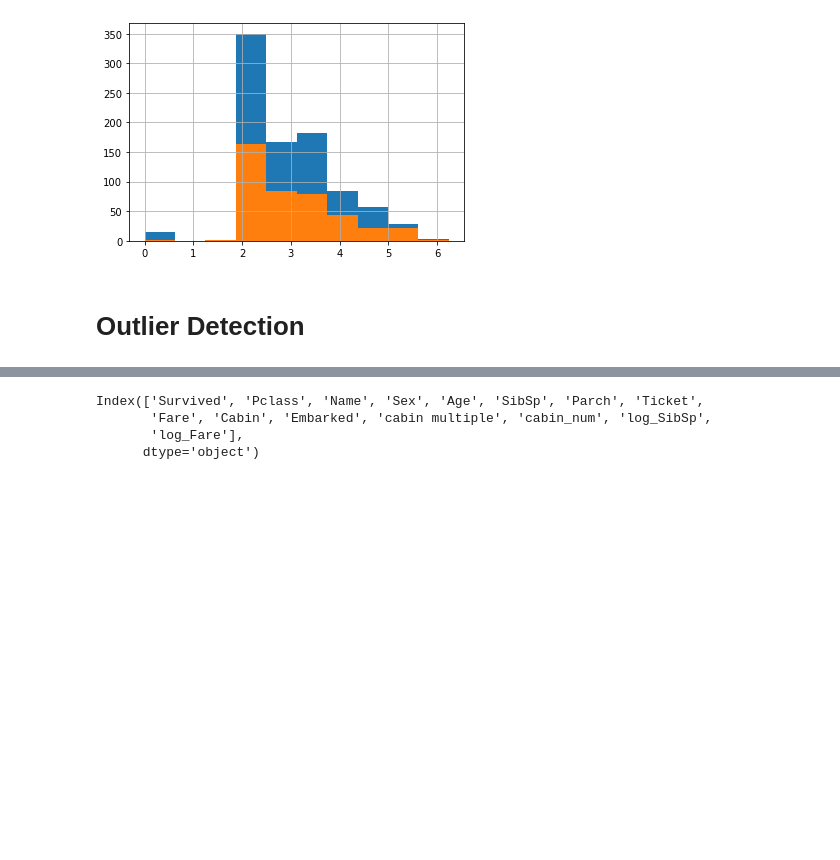
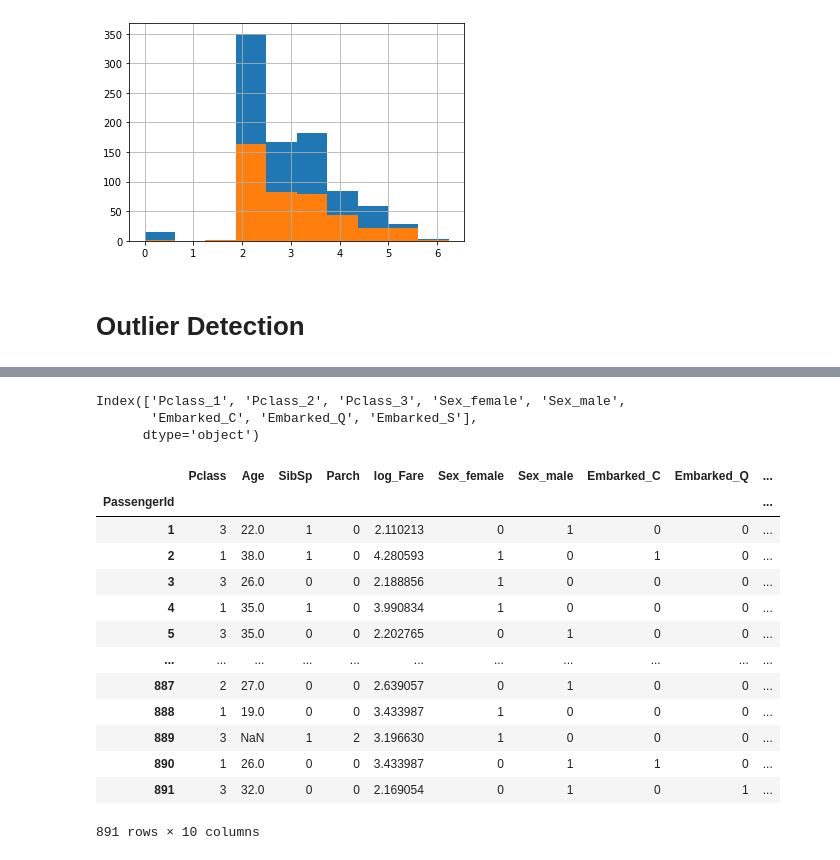
Before and after one commit to nicholashuang23/Personal-Projects, a Jupyter notebook: Data Project/Kaggle Titanic Survival Prediction/Jupyter Notebooks/Preprocessing.ipynb, the cells around one changed output, grey strips where cells are left out. Saved outputs shown, nothing was run; the diff lists cells and outputs as text; code cells hidden in the pictures; blank space fills up the shorter version.

Commit message:
add column dummies

```diff
--- a/Data Project/Kaggle Titanic Survival Prediction/Jupyter Notebooks/Preprocessing.ipynb
+++ b/Data Project/Kaggle Titanic Survival Prediction/Jupyter Notebooks/Preprocessing.ipynb
@@ -262,7 +262,6 @@ test_data['log_Fare'].hist()
 # %% [markdown]
 # Outlier Detection
 # %%
-
 def detect_outliers(df, features):
     outlier_indices = []
 
@@ -282,19 +281,14 @@ def detect_outliers(df, features):
 
         #outlier detect and their indeces
         outlier_list_col = df[(df[col] < Q1 - outlier_step) | (df[col] > Q3 + outlier_step)].index
-        for index in outlier_list_col:
-            df.loc[index, "outlier"] = col
-
 
         #store indeces
         outlier_indices.extend(outlier_list_col)
 
-
+    #Remove any row that has a majority of their numerical columns as outliers
     outlier_indices = Counter(outlier_indices)
     multiple_outliers =list(i for i, v in outlier_indices.items() if v > 2 )
 
-    return df.loc[multiple_outliers]
-
-    #return multiple_outliers
+    return multiple_outliers
 # %%
-detect_outliers(train_data,["Age","SibSp", "Parch", "Fare"])
+train_data.drop(detect_outliers(train_data,["Age","SibSp", "Parch", "Fare"]), inplace = True)
@@ -319,12 +300,31 @@ test_data.Pclass = test_data.Pclass.astype(str)
 # %%
 train_data.columns
 # %% [output]
-Index(['Survived', 'Pclass', 'Name', 'Sex', 'Age', 'SibSp', 'Parch', 'Ticket',
-       'Fare', 'Cabin', 'Embarked', 'cabin multiple', 'cabin_num', 'log_SibSp',
-       'log_Fare'],
+Index(['Pclass_1', 'Pclass_2', 'Pclass_3', 'Sex_female', 'Sex_male',
+       'Embarked_C', 'Embarked_Q', 'Embarked_S'],
       dtype='object')
 # %%
 # Make catergorical columns into indicator columns
 
-X_train = pd.get_dummies(train_data[['Pclass','Sex','Age','SibSp','Parch','log_Fare','Embarked']])
-X_test = pd.get_dummies(test_data[['Pclass','Sex','Age','SibSp','Parch','log_Fare','Embarked']])
+train_data = pd.get_dummies(train_data[['Pclass','Sex','Age','SibSp','Parch','log_Fare','Embarked']])
+test_data = pd.get_dummies(test_data[['Pclass','Sex','Age','SibSp','Parch','log_Fare','Embarked']])
+# %%
+x = pd.get_dummies(train_data[['Pclass','Sex','Age','SibSp','Parch','log_Fare','Embarked']])
+t = pd.get_dummies(test_data[['Pclass','Sex','Age','SibSp','Parch','log_Fare','Embarked']])
+# %%
+x
+# %% [output]
+|  | Pclass | Age | SibSp | Parch | log_Fare | Sex_female | Sex_male | Embarked_C | Embarked_Q | ... |
+| PassengerId |  |  |  |  |  |  |  |  |  | ... |
+| 1 | 3 | 22.0 | 1 | 0 | 2.110213 | 0 | 1 | 0 | 0 | ... |
+| 2 | 1 | 38.0 | 1 | 0 | 4.280593 | 1 | 0 | 1 | 0 | ... |
+| 3 | 3 | 26.0 | 0 | 0 | 2.188856 | 1 | 0 | 0 | 0 | ... |
+| 4 | 1 | 35.0 | 1 | 0 | 3.990834 | 1 | 0 | 0 | 0 | ... |
+| 5 | 3 | 35.0 | 0 | 0 | 2.202765 | 0 | 1 | 0 | 0 | ... |
+| ... | ... | ... | ... | ... | ... | ... | ... | ... | ... | ... |
+| 887 | 2 | 27.0 | 0 | 0 | 2.639057 | 0 | 1 | 0 | 0 | ... |
+| 888 | 1 | 19.0 | 0 | 0 | 3.433987 | 1 | 0 | 0 | 0 | ... |
+| 889 | 3 | NaN | 1 | 2 | 3.196630 | 1 | 0 | 0 | 0 | ... |
+| 890 | 1 | 26.0 | 0 | 0 | 3.433987 | 0 | 1 | 1 | 0 | ... |
+| 891 | 3 | 32.0 | 0 | 0 | 2.169054 | 0 | 1 | 0 | 1 | ... |
+891 rows × 10 columns
```
Also changed, not shown: parts of 7 cells of this notebook.
